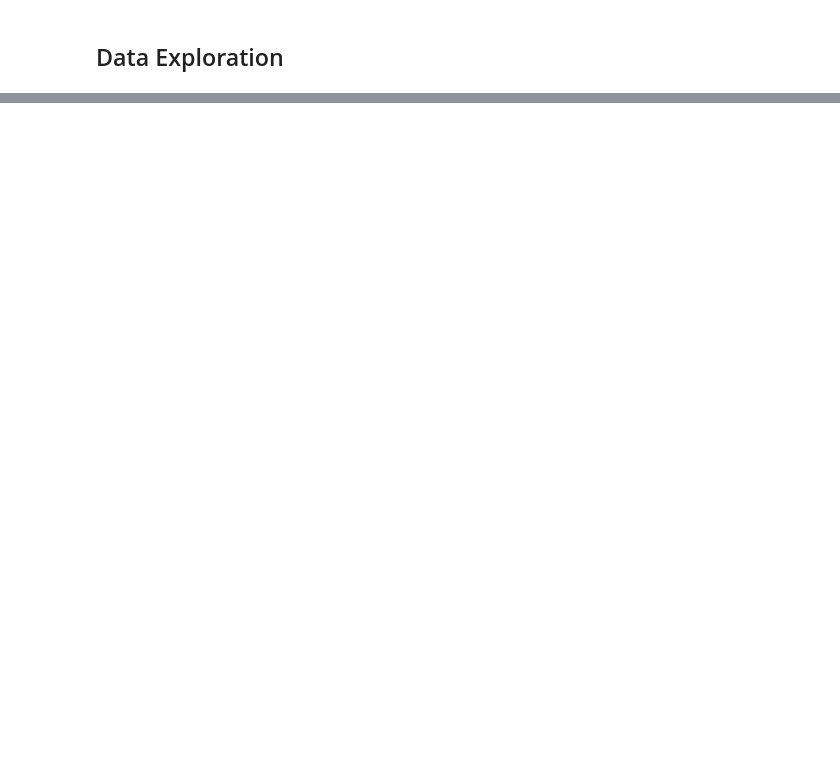
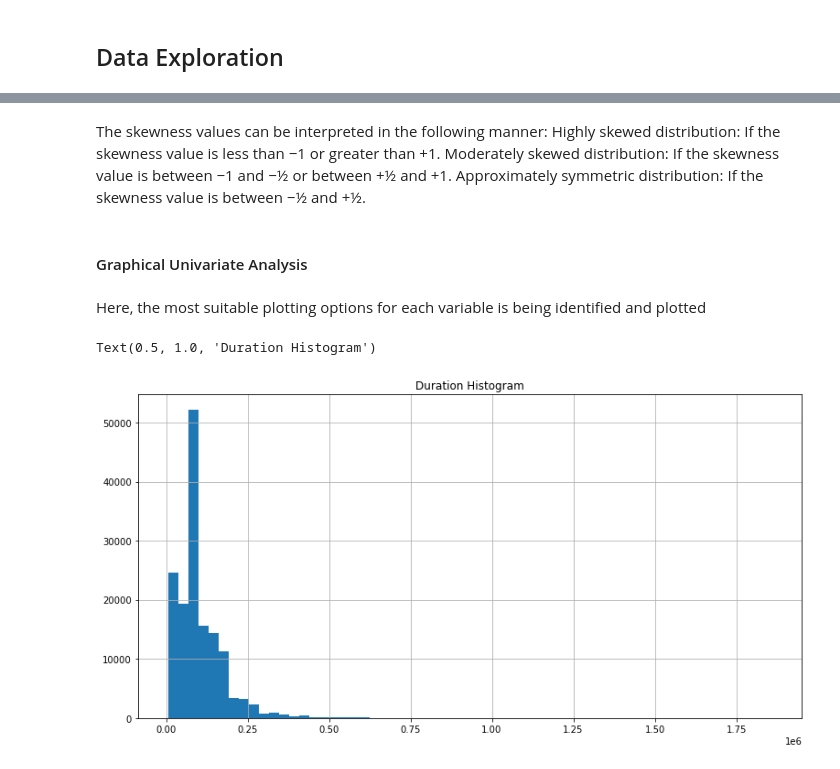
Before and after one commit to khaiyra/TellCo-Analysis, a Jupyter notebook: notebooks/User-Overview-Analysis.ipynb, the cells around one changed output, grey strips where cells are left out. Cells and saved outputs as stored; diff of their text form; code cells hidden in the pictures; blank space fills up the shorter version.

```diff
--- a/notebooks/User-Overview-Analysis.ipynb
+++ b/notebooks/User-Overview-Analysis.ipynb
@@ -470,0 +623,9 @@ To_Do:
+# %% [markdown]
+The skewness values can be interpreted in the following manner:
+Highly skewed distribution: If the skewness value is less than −1 or greater than +1.
+Moderately skewed distribution: If the skewness value is between −1 and −½ or between +½ and +1.
+Approximately symmetric distribution: If the skewness value is between −½ and +½.
+# %% [markdown]
+#### Graphical Univariate Analysis
+# %% [markdown]
+Here, the most suitable plotting options for each variable is being identified and plotted
@@ -470,0 +636,7 @@ To_Do:
+# %%
+plt.figure(figsize=(13, 6.5))
+selected_columns['Dur. (ms)'].hist(bins=60)
+plt.title('Duration Histogram')
+# %% [output]
+Text(0.5, 1.0, 'Duration Histogram')
+[figure, added]
```
Also changed, not shown: parts of 47 cells of this notebook.
